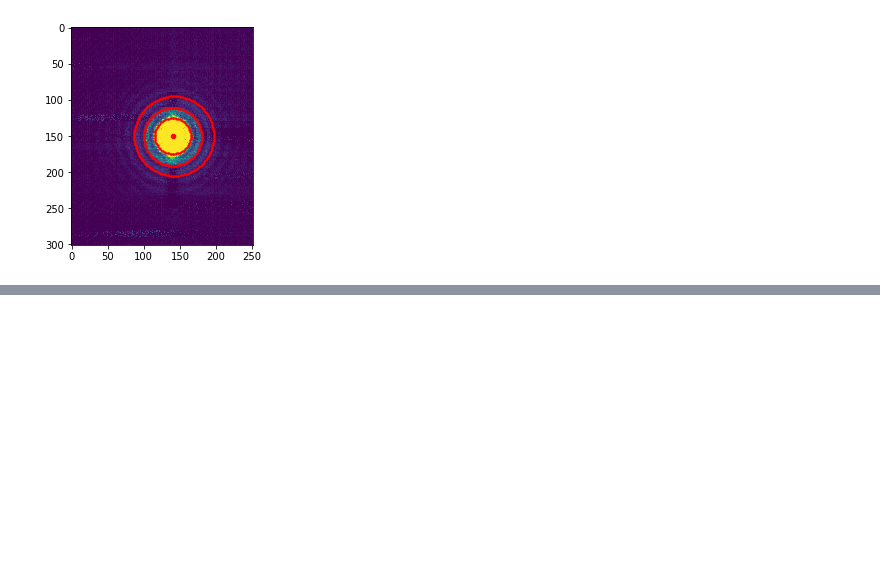
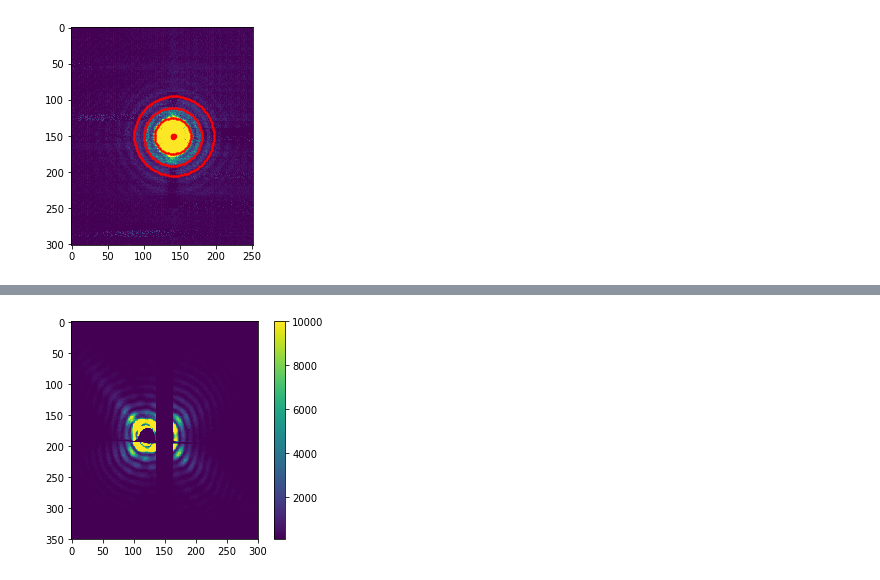
Before and after one commit to madelinegullen/find_center_rings, a Jupyter notebook: example_find_center_rings.ipynb, the cells around one changed output, grey strips where cells are left out. Saved outputs shown, nothing was run; the diff lists cells and outputs as text; code cells hidden in the pictures; blank space fills up the shorter version.

Commit message:
Update example notebook with example of functionality on incomplete circles

```diff
--- a/example_find_center_rings.ipynb
+++ b/example_find_center_rings.ipynb
@@ -82,0 +86,8 @@ avg_center, centers, rad = find_center_rings_hough(Z, num_rings = 3, rad_range =
+# %%
+I = np.load("partial_circle.npy")
+# %%
+fig, ax = plt.subplots()
+im = plt.imshow(I, vmin  = .01e4, vmax = 1e4)
+cbar = fig.colorbar(im)
+# %% [output]
+[figure, added]
```
Also changed, not shown: parts of 6 cells of this notebook.
